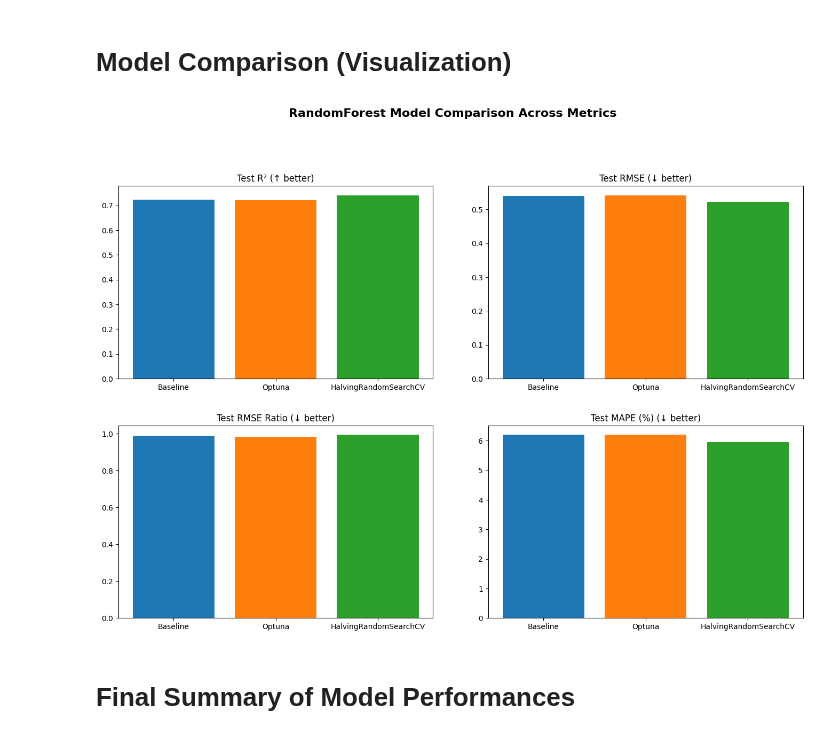
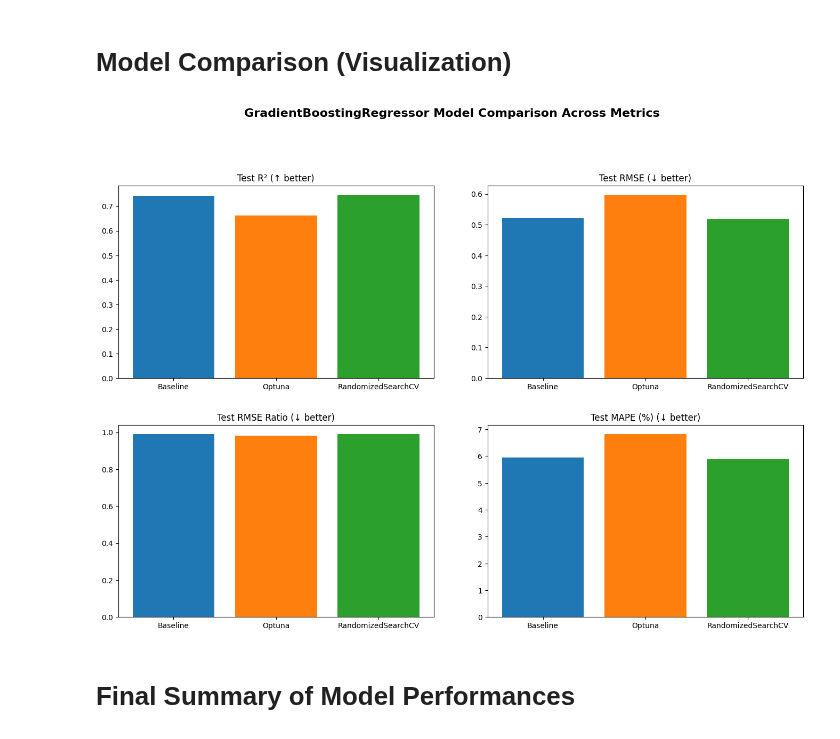
Before and after one commit to tshihab07/Super-Market-Sales-Forecasting, a Jupyter notebook: notebookes/model_GradientBoosting.ipynb, the cells around one changed output. Saved outputs shown, nothing was run; the diff lists cells and outputs as text; code cells hidden in the pictures.

Commit message:
feat(modeling): finalize training and save best model variation

```diff
--- a/notebookes/model_GradientBoosting.ipynb
+++ b/notebookes/model_GradientBoosting.ipynb
@@ -313,8 +298,8 @@ RandomForestRegressor(max_depth=5, max_samples=0.6424202471887338,
 ## Apply Model to Make Predictions
 # %%
 # make predictions on train and test set
-y_train_pred_random = halvingSearch_model.predict(x_train)
-y_test_pred_random = halvingSearch_model.predict(x_test)
+y_train_pred_random = randomSearch_model.predict(x_train)
+y_test_pred_random = randomSearch_model.predict(x_test)
 # %% [markdown]
 ## Evaluating Optimized Model Performance
 Calculating Errors for train and test data
@@ -342,11 +327,11 @@ RandomForest - HalvingRandomSearchCV Optimized Modeling Performance
 # cross validation of all models
 cv_baseline = Evaluator.cv_evaluate(baseline_model, x_train, y_train, cv)
 cv_optuna = Evaluator.cv_evaluate(optuna_model, x_train, y_train, cv)
-cv_random = Evaluator.cv_evaluate(halvingSearch_model, x_train, y_train, cv)
+cv_random = Evaluator.cv_evaluate(randomSearch_model, x_train, y_train, cv)
 # %%
 # Evaluate cross-validation results
 cv_df = pd.DataFrame({
-    "Model": ["RandomForest (Baseline)", "RandomForest (Optuna)", "RandomForest (HalvingRandomSearchCV)"],
+    "Model": ["GBR (Baseline)", "GBR (Optuna)", "GBR (RandomizedSearchCV)"],
     "CV MSE": [cv_baseline['CV MSE'], cv_optuna['CV MSE'], cv_random['CV MSE']],
     "CV MAE": [cv_baseline['CV MAE'], cv_optuna['CV MAE'], cv_random['CV MAE']],
     "CV RMSE": [cv_baseline['CV RMSE'], cv_optuna['CV RMSE'], cv_random['CV RMSE']],
@@ -366,7 +351,7 @@ Cross-Validation Results:
 # Summarize Models Performance
 # %%
 # selected models
-models = ['RandomForest (Baseline)', 'RandomForest (Optuna)', 'RandomForest (HalvingRandomSearchCV)']
+models = ["GBR (Baseline)", "GBR (Optuna)", "GBR (RandomizedSearchCV)"]
 
 # test metrics of all models
 test_metrics = [test_metrics_baseline, test_metrics_optuna, test_metrics_random]
@@ -431,7 +416,7 @@ RandomForest - Overfitting Analysis:
 # %% [markdown]
 # Model Comparison (Visualization)
 # %%
-""" RandomForest Model Performance Comparison """
+""" GradientBoostingRegressor Model Performance Comparison """
 
 # Define metrics and titles
 metrics = [
@@ -449,7 +434,7 @@ titles = [
 ]
 
 # Data preparation
-model_labels = ["Baseline", "Optuna", "HalvingRandomSearchCV"]
+model_labels = ["Baseline", "Optuna", "RandomizedSearchCV"]
 colors = ['#1f77b4', '#ff7f0e', '#2ca02c']
 
 values_dict = {
@@ -459,35 +444,35 @@ values_dict = {
     "Test MAPE": [test_metrics_baseline[4], test_metrics_optuna[4], test_metrics_random[4]]
 }
 
 # Figure setup
 n_metrics = len(metrics)
 rows, cols = 2, 2
 
 fig, axes = plt.subplots(rows, cols, figsize=(14, 10))
 axes = axes.flatten()
 
 # Plot each metric dynamically
 for i, metric in enumerate(metrics):
     ax = axes[i]
     values = values_dict[metric]
 
     # Create horizontal bar chart with model-specific colors
     bars = ax.bar(model_labels, values, color=colors)
 
     # Title and labels
     ax.set_title(titles[i], fontsize=12)
 
 
 # Hide any unused subplots (if any)
 for j in range(i + 1, len(axes)):
     fig.delaxes(axes[j])
 
 # Add overall title and adjust layout
-plt.suptitle("RandomForest Model Comparison Across Metrics", fontsize=16, fontweight='bold', y=1.02)
+plt.suptitle("GradientBoostingRegressor Model Comparison Across Metrics", fontsize=16, fontweight='bold', y=1.02)
 plt.tight_layout(pad=3.0, h_pad=3, w_pad=5)
 plt.show()
 # %% [output]
-[figure, old version]
+[figure, new version]
 # %% [markdown]
 # Final Summary of Model Performances
 # %%
```
Also changed, not shown: parts of 16 cells of this notebook.
